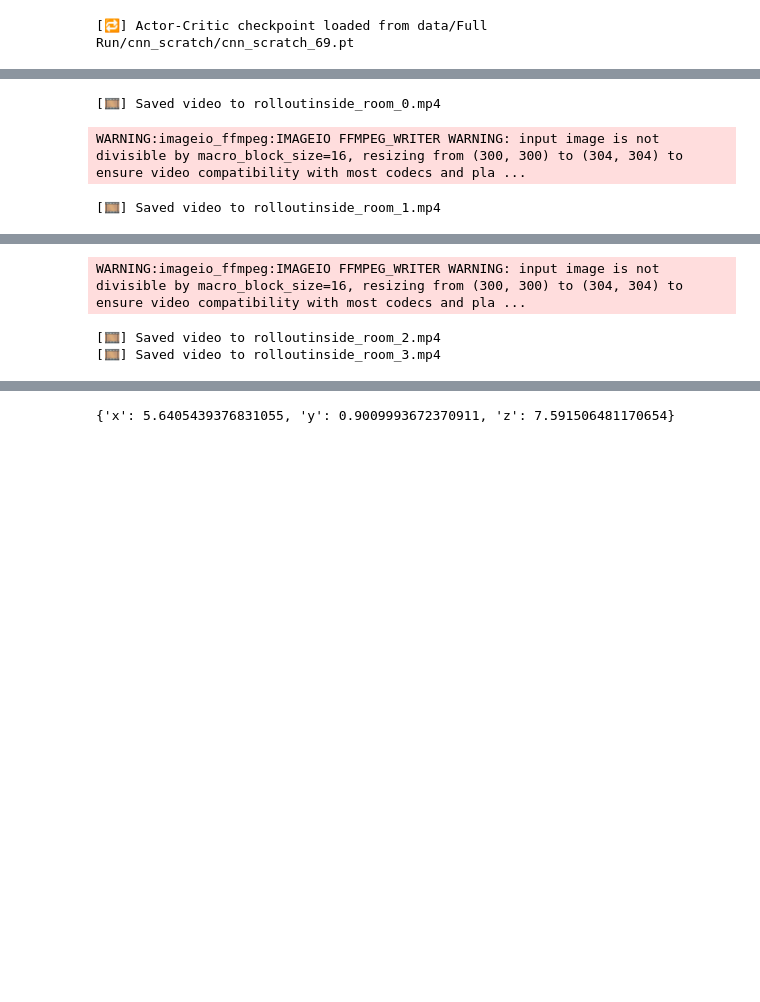
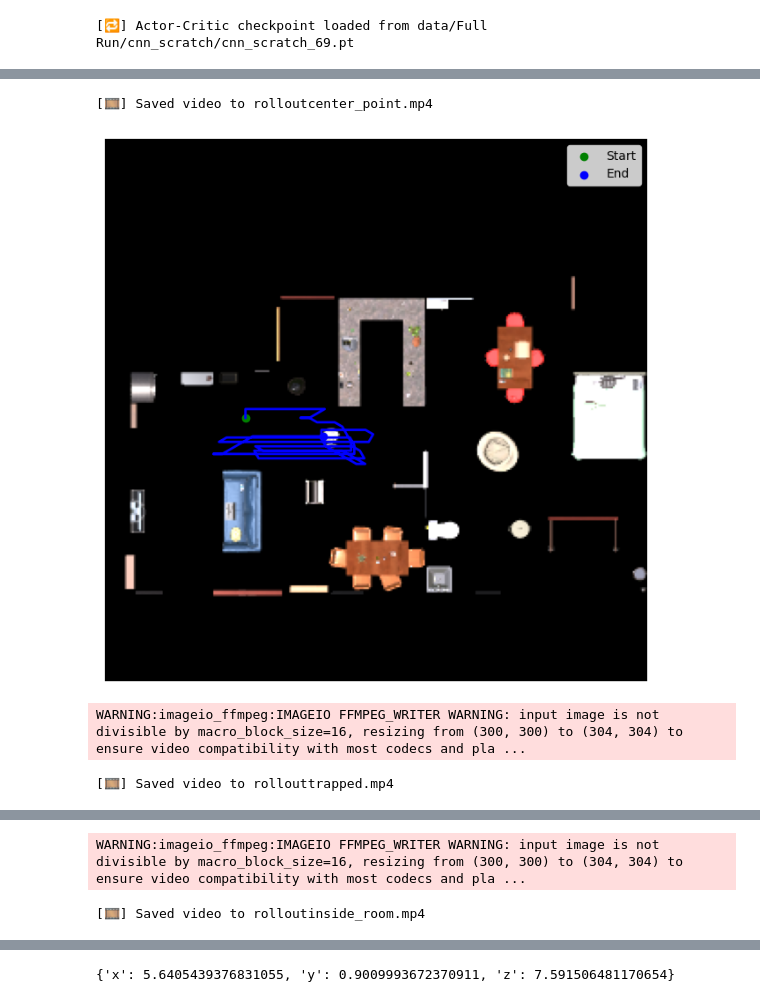
Before and after one commit to viriyadhika/NavAssistant, a Jupyter notebook: RL_correction/inference.ipynb, the cells around one changed output, grey strips where cells are left out. Drawn from its saved outputs; the diff is of its cells as text; code cells hidden in the pictures; blank space fills up the shorter version.

```diff
--- a/RL_correction/inference.ipynb
+++ b/RL_correction/inference.ipynb
@@ -235,10 +191,11 @@ load_actor_critic(clip_actor_critic, "data/Full Run/cnn_scratch/cnn_scratch_69.p
 # %% [output]
 [🔁] Actor-Critic checkpoint loaded from data/Full Run/cnn_scratch/cnn_scratch_69.pt
 # %%
+from rl import PPO, inference, inference_video_mp4, teleport
 import torch
-from rl import inference_video_mp4, inference
+import numpy as np
 
-def get_distributions(obs_seq, actions_tensor, clip_actor_critic):
+def get_distributions(ppo: PPO, obs_seq, actions_tensor, clip_actor_critic):
     logits, value = ppo.act_and_value(obs_seq, actions_tensor, clip_actor_critic)
     dist = torch.distributions.Categorical(logits=logits)
     # dist = torch.distributions.Categorical(probs=torch.tensor([0.5,0.25,0.25]))
@@ -246,13 +203,23 @@ def get_distributions(obs_seq, actions_tensor, clip_actor_critic):
 
 
 points = {
-    # "center_point": {'x': 3.25, 'y': 0.9009997844696045, 'z': 5.0},
-    # "trapped": {'x': 5.6405439376831055, 'y': 0.9009993672370911, 'z': 7.591506481170654},
+    "center_point": {'x': 3.25, 'y': 0.9009997844696045, 'z': 5.0},
+    "trapped": {'x': 5.6405439376831055, 'y': 0.9009993672370911, 'z': 7.591506481170654},
     "inside_room": {'x': 8.765543937683105, 'y': 0.9009993672370911, 'z': 6.941987037658691},
 }
 
-for i in range(4):
-    for name, point in points.items():
-        inference_video_mp4(get_distributions, controller, ppo, init_position=point, env=clip_env, actor_critic=clip_actor_critic, video_path=f"rollout{name}_{i}.mp4")
+for name, point in points.items():
+    position = inference_video_mp4(get_distributions, controller, ppo=PPO(0.08), init_position=point, env=clip_env, actor_critic=clip_actor_critic, video_path=f"rollout{name}.mp4")
+    topdown, img_x, img_y = get_trajectory(controller, position)
+
+    plt.figure(figsize=(8,8))
+    plt.imshow(topdown)
+    plt.plot(img_x, img_y, color="blue", linewidth=2)
+    plt.scatter(img_x[0], img_y[0], color="green", label="Start")
+    plt.scatter(img_x[-1], img_y[-1], color="blue", label="End")
+    plt.legend()
+    plt.axis("off")
+    plt.savefig(f"rollout{name}.png", bbox_inches='tight', pad_inches=0.1)
+    plt.show()
 # %% [output]
 WARNING:imageio_ffmpeg:IMAGEIO FFMPEG_WRITER WARNING: input image is not divisible by macro_block_size=16, resizing from (300, 300) to (304, 304) to ensure video compatibility with most codecs and pla ...
@@ -260,3 +226,4 @@ WARNING:imageio_ffmpeg:IMAGEIO FFMPEG_WRITER WARNING: input image is not divisib
-[🎞️] Saved video to rolloutinside_room_0.mp4
+[🎞️] Saved video to rolloutcenter_point.mp4
+[figure, added]
 WARNING:imageio_ffmpeg:IMAGEIO FFMPEG_WRITER WARNING: input image is not divisible by macro_block_size=16, resizing from (300, 300) to (304, 304) to ensure video compatibility with most codecs and pla ...
-[🎞️] Saved video to rolloutinside_room_1.mp4
+[🎞️] Saved video to rollouttrapped.mp4
@@ -263,3 +231,2 @@ WARNING:imageio_ffmpeg:IMAGEIO FFMPEG_WRITER WARNING: input image is not divisib
 WARNING:imageio_ffmpeg:IMAGEIO FFMPEG_WRITER WARNING: input image is not divisible by macro_block_size=16, resizing from (300, 300) to (304, 304) to ensure video compatibility with most codecs and pla ...
-[🎞️] Saved video to rolloutinside_room_2.mp4
-[🎞️] Saved video to rolloutinside_room_3.mp4
+[🎞️] Saved video to rolloutinside_room.mp4
```
Also changed, not shown: parts of 5 cells of this notebook, 3 other files.
